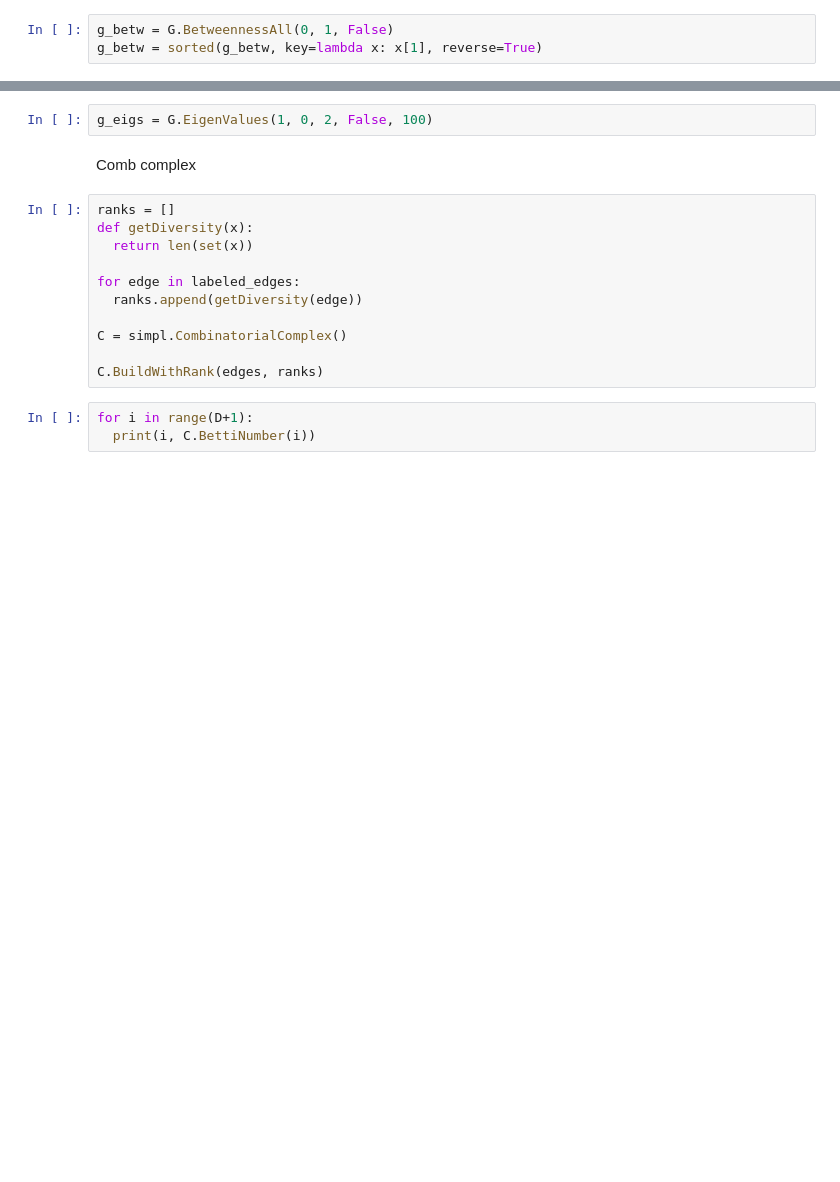
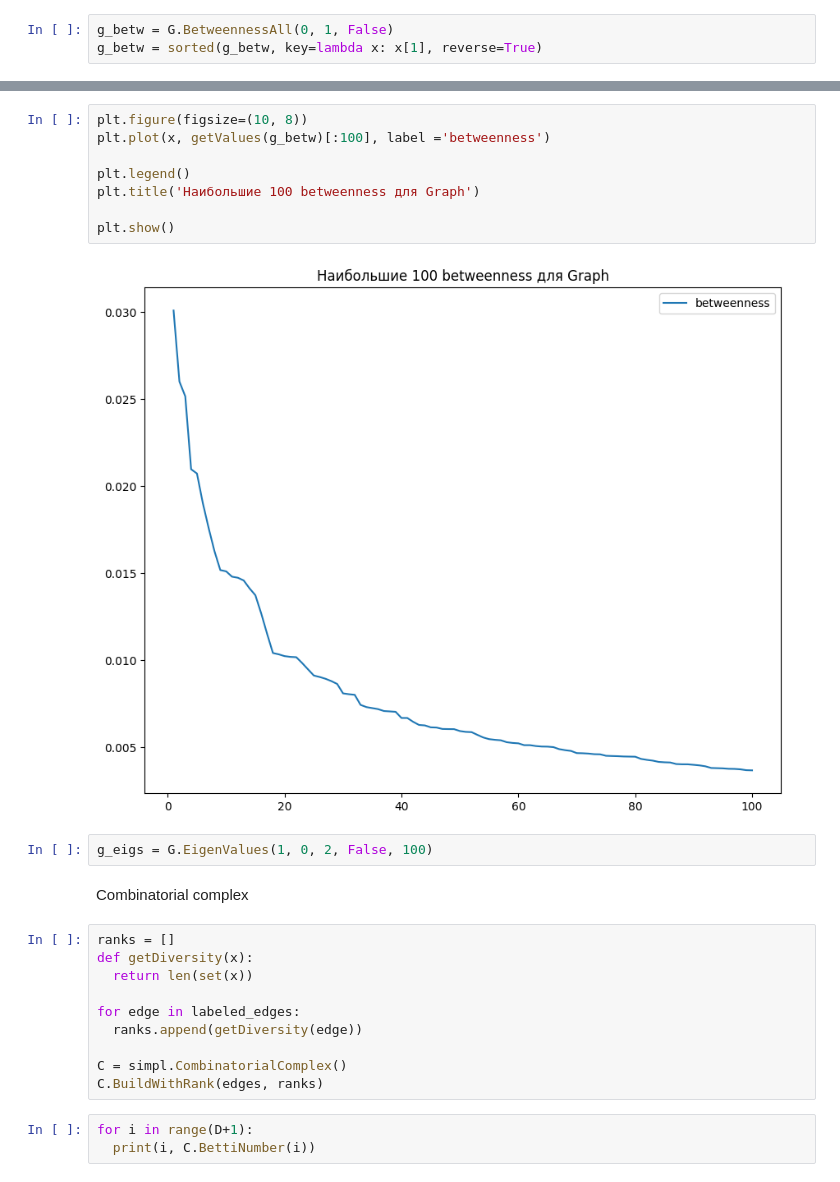
Before and after one commit to mostony/SimplicialExtended, a Jupyter notebook: datasets/contact-high-school/high.ipynb, the cells around one changed output, grey strips where cells are left out. Drawn from its saved outputs; the diff is of its cells as text; blank space fills up the shorter version.

```diff
--- a/datasets/contact-high-school/high.ipynb
+++ b/datasets/contact-high-school/high.ipynb
@@ -145,7 +111,17 @@ g_betw[:10]
+# %%
+plt.figure(figsize=(10, 8))
+plt.plot(x, getValues(g_betw)[:100], label ='betweenness')
+
+plt.legend()
+plt.title('Наибольшие 100 betweenness для Graph')
+
+plt.show()
+# %% [output]
+[figure, added]
 # %%
 g_eigs = G.EigenValues(1, 0, 2, False, 100)
 # %% [markdown]
-Comb complex
+Combinatorial complex
 # %%
 ranks = []
 def getDiversity(x):
@@ -155,7 +131,6 @@ for edge in labeled_edges:
   ranks.append(getDiversity(edge))
 
 C = simpl.CombinatorialComplex()
-
 C.BuildWithRank(edges, ranks)
 # %%
 for i in range(D+1):
```
Also changed, not shown: parts of 26 cells of this notebook, 2 other files.
